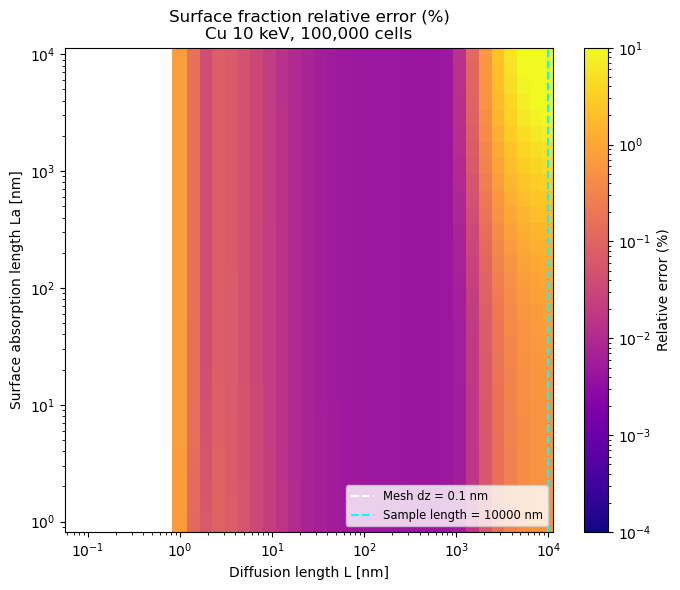
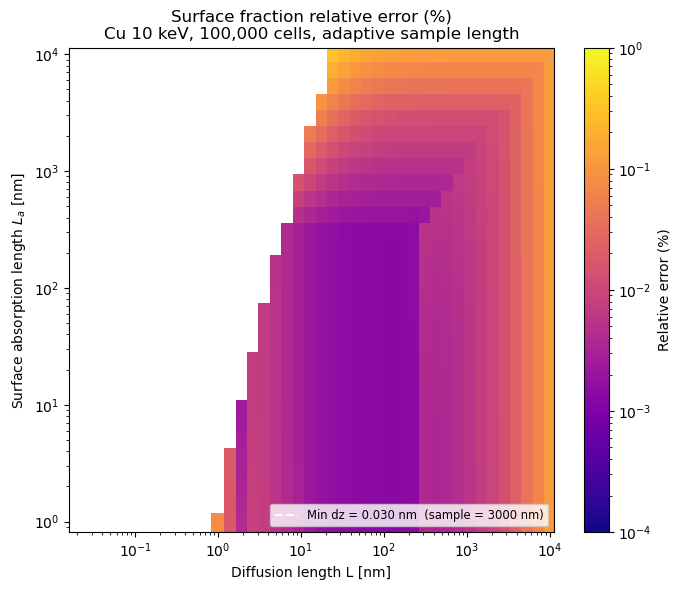
Code edit (unified diff) that turned the first committed figure into the second:
--- before
+++ after
@@ -1,17 +1,21 @@
 L_mesh, La_mesh = np.meshgrid(L_grid, La_grid)
+
 fig, ax = plt.subplots(figsize=(7, 6))
 pcm = ax.pcolormesh(L_mesh, La_mesh, error_map,
-                    norm=mcolors.LogNorm(vmin=1e-4, vmax=10.0),
+                    norm=mcolors.LogNorm(vmin=1e-4, vmax=1.0),
                     cmap='plasma', shading='auto')
 fig.colorbar(pcm, ax=ax, label='Relative error (%)')
-ax.axvline(sample_len_1/mesh_size_1, color='white', ls='--', lw=1.5,
-           label=f'Mesh dz = {sample_len_1/mesh_size_1:.1f} nm')
-ax.axvline(sample_len_1, color='cyan', ls='--', lw=1.5,
-           label=f'Sample length = {sample_len_1:.0f} nm')
+
+dz_min = PROFILE_SCALE / mesh_size_1
+ax.axvline(dz_min, color='white', ls='--', lw=1.5,
+           label=f'Min dz = {dz_min:.3f} nm  (sample = {PROFILE_SCALE:.0f} nm)')
+
 ax.set_xscale('log'); ax.set_yscale('log')
 ax.set_xlabel('Diffusion length L [nm]')
-ax.set_ylabel('Surface absorption length La [nm]')
+ax.set_ylabel('Surface absorption length $L_a$ [nm]')
 ax.set_title(f'Surface fraction relative error (%)\n'
-             f'Cu {beam_energy:.0f} keV, {mesh_size_1:,} cells')
+             f'Cu {beam_energy:.0f} keV, {mesh_size_1:,} cells, '
+             f'adaptive sample length')
 ax.legend(fontsize='small', loc='lower right')
-plt.tight_layout(); plt.show()
+plt.tight_layout()
+plt.show()

Commit: Adaptive sample length in 2D surface fraction benchmark